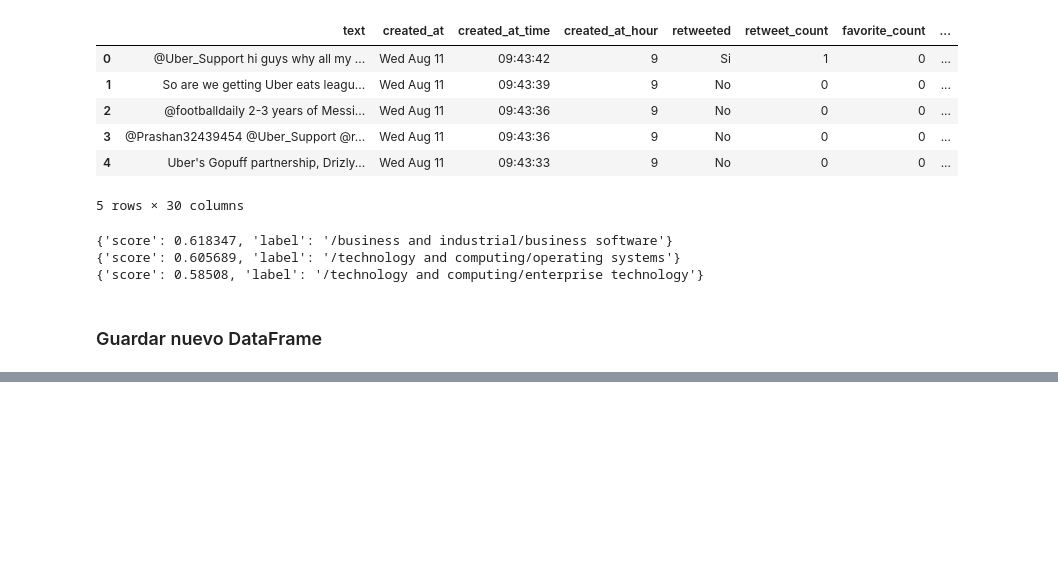
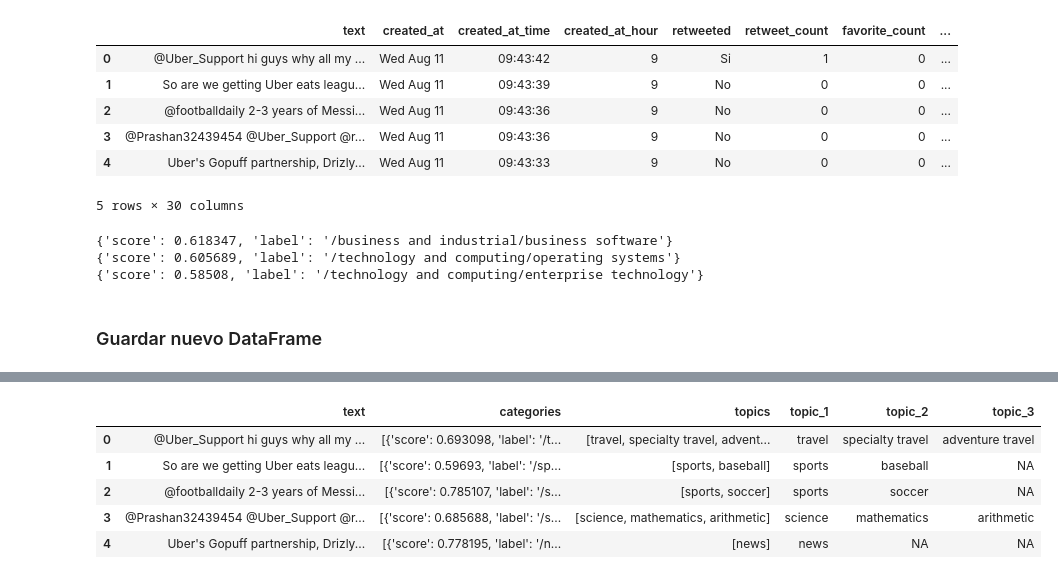
Before and after one commit to marinovik/TFM, a Jupyter notebook: topic_ibmWatson.ipynb, the cells around one changed output, grey strips where cells are left out. Drawn from its saved outputs; the diff is of its cells as text; code cells hidden in the pictures; blank space fills up the shorter version.

```diff
--- a/topic_ibmWatson.ipynb
+++ b/topic_ibmWatson.ipynb
@@ -78,0 +268,2 @@ dataset.to_csv('full-data.csv')
+# %%
+dataset_3 = dataset[:100]
@@ -78,0 +274,8 @@ dataset.to_csv('full-data.csv')
+# %%
+def get_topic_3(categories):
+    x = categories[0]['label']
+    x = x.split('/')
+    x.remove('')
+    return x
+# %%
+dataset_3['topics']=dataset_3['categories'].apply(lambda x: get_topic_3(x))
@@ -78,0 +288,4 @@ dataset.to_csv('full-data.csv')
+# %%
+dataset_3['topic_1'] = dataset_3['topics'].apply(lambda x: desagregar_topics(x, 1))
+dataset_3['topic_2'] = dataset_3['topics'].apply(lambda x: desagregar_topics(x, 2))
+dataset_3['topic_3'] = dataset_3['topics'].apply(lambda x: desagregar_topics(x, 3))
@@ -78,0 +308,9 @@ dataset.to_csv('full-data.csv')
+# %%
+dataset_3[['text', 'categories', 'topics', 'topic_1', 'topic_2', 'topic_3']].head()
+# %% [output]
+|  | text | categories | topics | topic_1 | topic_2 | topic_3 |
+| 0 | @Uber_Support hi guys why all my ... | [{'score': 0.693098, 'label': '/t... | [travel, specialty travel, advent... | travel | specialty travel | adventure travel |
+| 1 | So are we getting Uber eats leagu... | [{'score': 0.59693, 'label': '/sp... | [sports, baseball] | sports | baseball | NA |
+| 2 | @footballdaily 2-3 years of Messi... | [{'score': 0.785107, 'label': '/s... | [sports, soccer] | sports | soccer | NA |
+| 3 | @Prashan32439454 @Uber_Support @r... | [{'score': 0.685688, 'label': '/s... | [science, mathematics, arithmetic] | science | mathematics | arithmetic |
+| 4 | Uber's Gopuff partnership, Drizly... | [{'score': 0.778195, 'label': '/n... | [news] | news | NA | NA |
```
Also changed, not shown: parts of 30 cells of this notebook.
